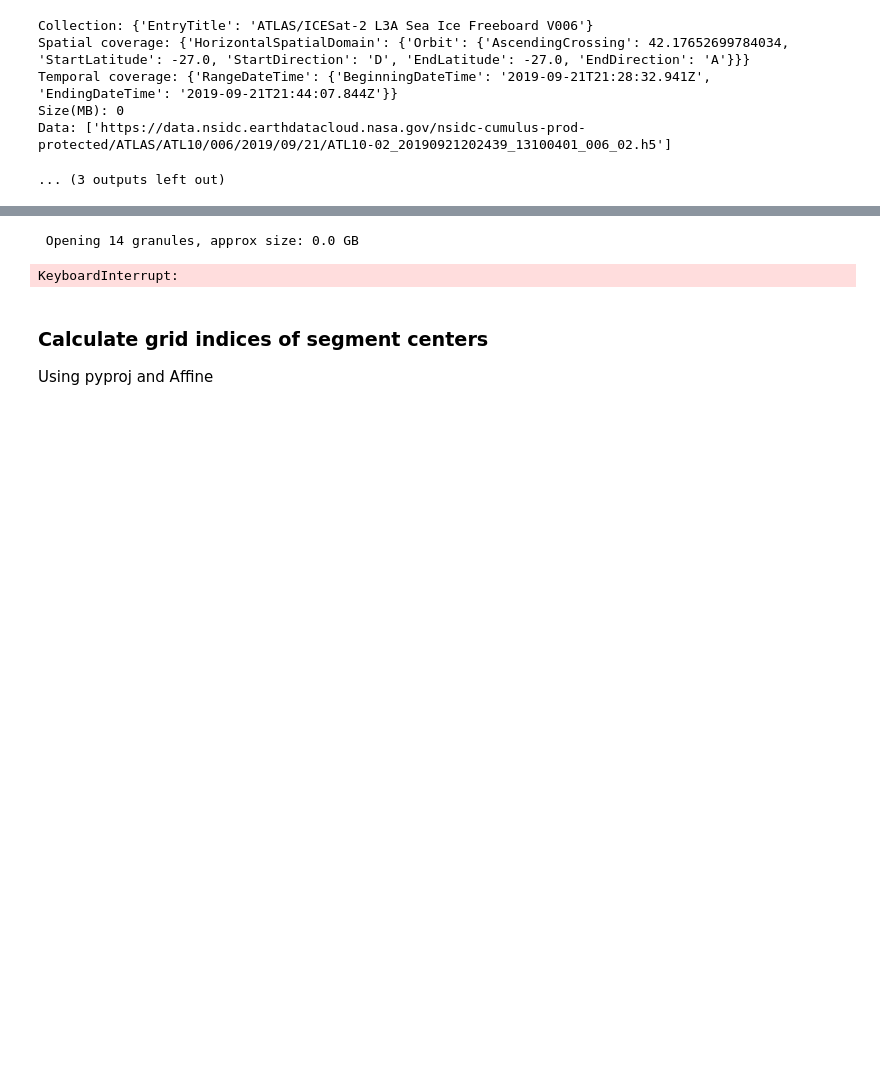
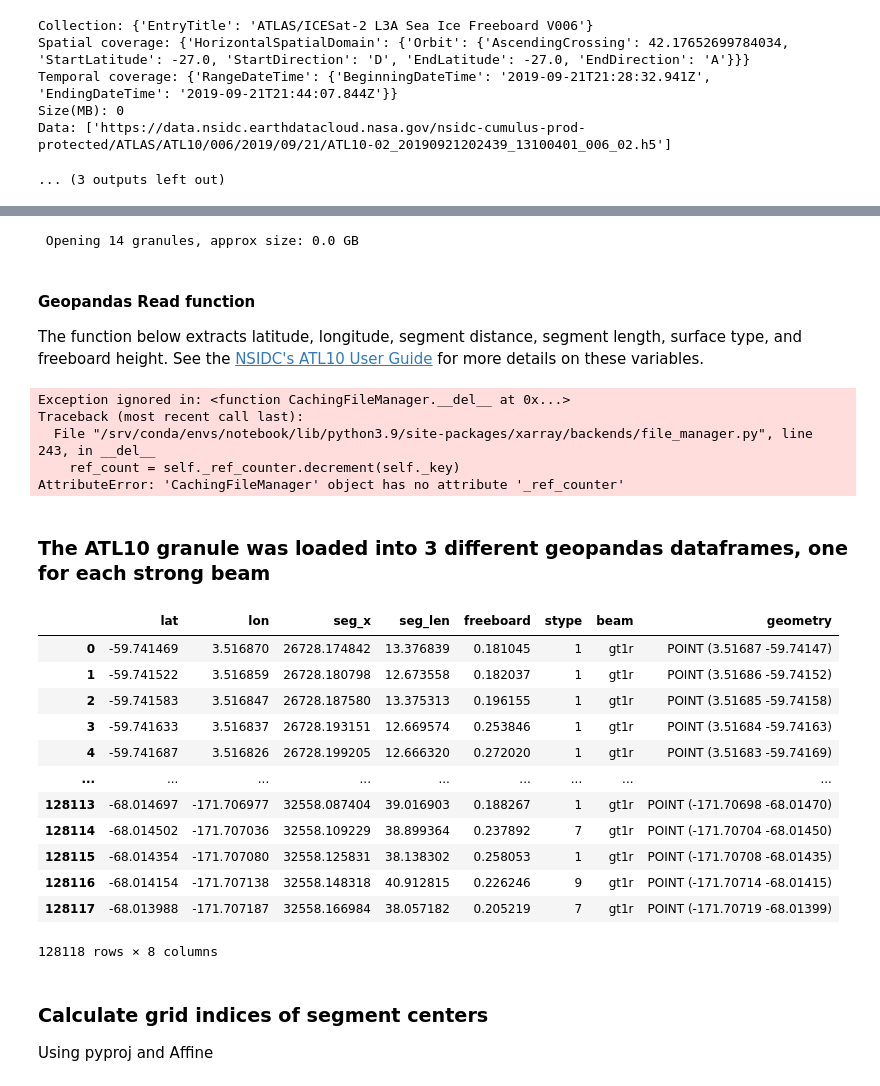
Before and after one commit to nsidc/NSIDC-Data-Tutorials, a Jupyter notebook: notebooks/ICESat-2_Cloud_Access/2_ATL07_timeseries.ipynb, the cells around one changed output, grey strips where cells are left out. Saved outputs shown, nothing was run; the diff lists cells and outputs as text; code cells hidden in the pictures; blank space fills up the shorter version.

Commit message:
add geopandas function

```diff
--- a/notebooks/ICESat-2_Cloud_Access/2_ATL07_timeseries.ipynb
+++ b/notebooks/ICESat-2_Cloud_Access/2_ATL07_timeseries.ipynb
@@ -185,10 +191,76 @@ Create xarray dataset from our results. We know from [NSIDC's ATL10 User Guide](
 # %%
 files = earthaccess.open(results)
-ds = xr.open_mfdataset(files, group='/gt1l/freeboard_segment')
-ds
 # %% [output]
  Opening 14 granules, approx size: 0.0 GB
-KeyboardInterrupt:
+# %% [markdown]
+#### Geopandas Read function
+
+The function below extracts latitude, longitude, segment distance, segment length, surface type, and freeboard height. See the [NSIDC's ATL10 User Guide](https://nsidc.org/sites/default/files/documents/user-guide/atl10-v006-userguide.pdf) for more details on these variables.
+# %%
+## Based on the READ function form Younghyun Koo for the sea ice tutorial at the IS2 hackweek
+def read_atl10(filename):
+
+    # Create a list for saving ATL10 beam track data
+    tracks = []
+
+    with h5py.File(filename,'r') as f:
+
+        # Check the orbit orientation
+        orient = f['orbit_info/sc_orient'][0]
+
+        if orient == 0:
+            strong_beams = [f"gt{i}l" for i in [1, 2, 3]]
+        elif orient == 1:
+            strong_beams = [f"gt{i}r" for i in [1, 2, 3]]
+        else:
+            strong_beams = []
+
+        for beam in strong_beams:
+
+            lat = f[beam]['freeboard_segment/latitude'][:]
+            lon = f[beam]['freeboard_segment/longitude'][:]
+            seg_x = f[beam]['freeboard_segment/seg_dist_x'][:] / 1000 # (m to km)
+            seg_len = f[beam]['freeboard_segment/heights/height_segment_length_seg'][:]
+            fb = f[beam]['freeboard_segment/beam_fb_height'][:]
+            surface_type = f[beam]['freeboard_segment/heights/height_segment_type'][:]
+            fb[fb>100] = np.nan
+
+            df = pd.DataFrame({'lat': lat, 'lon': lon, 'seg_x': seg_x, 'seg_len': seg_len,
+                              'freeboard': fb, 'stype': surface_type})
+            df['beam'] = beam
+            df = df.dropna().reset_index(drop = True)
+            gdf = gpd.GeoDataFrame(
+                    df, geometry=gpd.points_from_xy(df.lon, df.lat), crs="EPSG:4326"
+            )
+            tracks.append(gdf)
+        return tracks
+# %%
+file = files[0]
+tracks = read_atl10(file)
+# %% [output]
+Exception ignored in: <function CachingFileManager.__del__ at 0x...>
+Traceback (most recent call last):
+  File "/srv/conda/envs/notebook/lib/python3.9/site-packages/xarray/backends/file_manager.py", line 243, in __del__
+    ref_count = self._ref_counter.decrement(self._key)
+AttributeError: 'CachingFileManager' object has no attribute '_ref_counter'
+# %% [markdown]
+### The ATL10 granule was loaded into 3 different geopandas dataframes, one for each strong beam
+# %%
+tracks[0]
+# %% [output]
+|  | lat | lon | seg_x | seg_len | freeboard | stype | beam | geometry |
+| 0 | -59.741469 | 3.516870 | 26728.174842 | 13.376839 | 0.181045 | 1 | gt1r | POINT (3.51687 -59.74147) |
+| 1 | -59.741522 | 3.516859 | 26728.180798 | 12.673558 | 0.182037 | 1 | gt1r | POINT (3.51686 -59.74152) |
+| 2 | -59.741583 | 3.516847 | 26728.187580 | 13.375313 | 0.196155 | 1 | gt1r | POINT (3.51685 -59.74158) |
+| 3 | -59.741633 | 3.516837 | 26728.193151 | 12.669574 | 0.253846 | 1 | gt1r | POINT (3.51684 -59.74163) |
+| 4 | -59.741687 | 3.516826 | 26728.199205 | 12.666320 | 0.272020 | 1 | gt1r | POINT (3.51683 -59.74169) |
+| ... | ... | ... | ... | ... | ... | ... | ... | ... |
+| 128113 | -68.014697 | -171.706977 | 32558.087404 | 39.016903 | 0.188267 | 1 | gt1r | POINT (-171.70698 -68.01470) |
+| 128114 | -68.014502 | -171.707036 | 32558.109229 | 38.899364 | 0.237892 | 7 | gt1r | POINT (-171.70704 -68.01450) |
+| 128115 | -68.014354 | -171.707080 | 32558.125831 | 38.138302 | 0.258053 | 1 | gt1r | POINT (-171.70708 -68.01435) |
+| 128116 | -68.014154 | -171.707138 | 32558.148318 | 40.912815 | 0.226246 | 9 | gt1r | POINT (-171.70714 -68.01415) |
+| 128117 | -68.013988 | -171.707187 | 32558.166984 | 38.057182 | 0.205219 | 7 | gt1r | POINT (-171.70719 -68.01399) |
+128118 rows × 8 columns
 # %% [markdown]
 ### **Calculate grid indices of segment centers**
 
```
Also changed, not shown: parts of 6 cells of this notebook.
